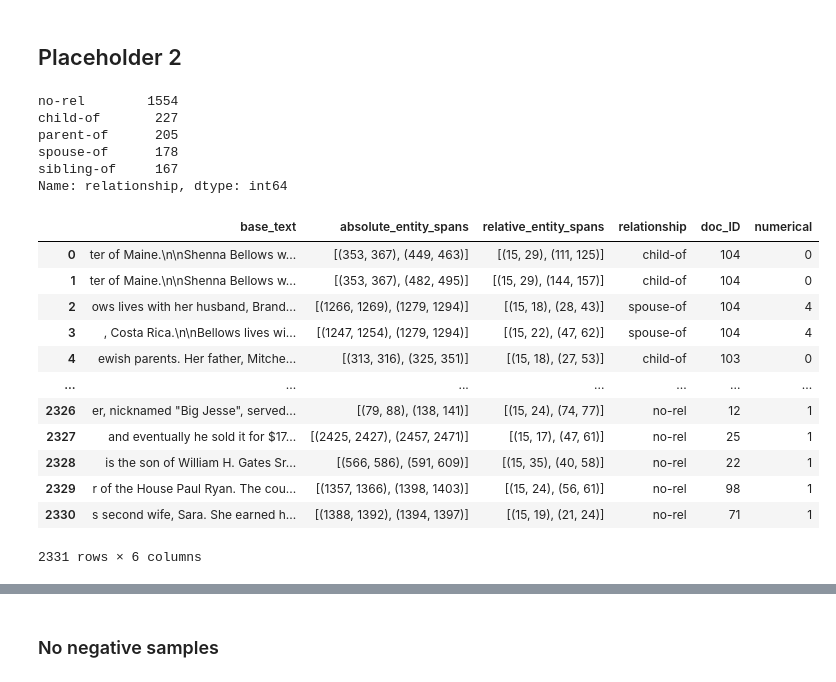
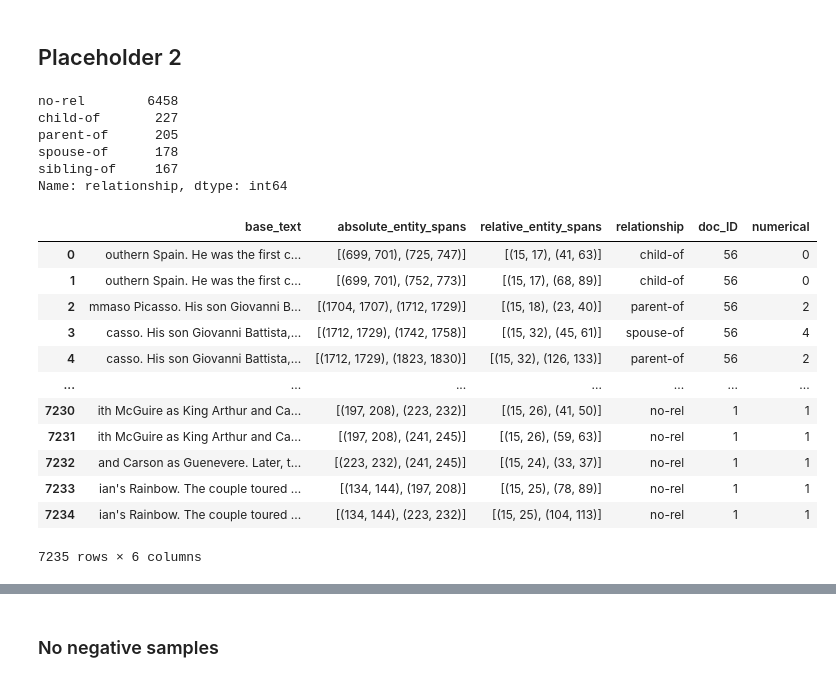
Before and after one commit to ANGELLOPARR/luke-genealogical-thesis, a Jupyter notebook: Pipeline.ipynb, the cells around one changed output, grey strips where cells are left out. Cells and saved outputs as stored; diff of their text form; code cells hidden in the pictures.

```diff
--- a/Pipeline.ipynb
+++ b/Pipeline.ipynb
@@ -1163,0 +1333,4 @@ print([e.ent_type for e in ls_drs[0].entities])
+# %%
+from_model = pd.read_pickle('done_strong.pkl')
+for d in strong_docs:
+    d.set_relations(from_model[from_model['doc_ID'] == d.doc_ID])
@@ -1163,0 +1438,8 @@ print([e.ent_type for e in ls_drs[0].entities])
+# %%
+from allennlp.predictors.predictor import Predictor
+import allennlp_models.tagging
+
+predictor = Predictor.from_path("https://storage.googleapis.com/allennlp-public-models/coref-spanbert-large-2021.03.10.tar.gz")
+# predictor.predict(
+#     document="Paul Allen was born on January 21, 1953, in Seattle, Washington, to Kenneth Sam Allen and Edna Faye Allen. Allen attended Lakeside School, a private school in Seattle, where he befriended Bill Gates, two years younger, with whom he shared an enthusiasm for computers."
+# )
@@ -1163,0 +1520,12 @@ print([e.ent_type for e in ls_drs[0].entities])
+# %%
+def get_span(span, spacy_doc):
+    return spacy_doc[span[0]:span[1] + 1]
+
+def get_clusters(prediction, spacy_doc):
+    clusters = prediction['clusters']
+    new_clusters = {}
+    for cluster in clusters:
+        main = get_span(cluster[0], spacy_doc)
+        mentions = [get_span(span, spacy_doc) for span in cluster[1:]]
+        new_clusters[main] = mentions
+    return new_clusters
@@ -1163,0 +1782,5 @@ print([e.ent_type for e in ls_drs[0].entities])
+# %%
+prediction = predictor.predict(document=text)
+coref_dict = get_clusters(prediction, nlp(text))
+display(coref_dict)
+populate_corefs(coref_dict, nlp(text))
@@ -1249,45 +1907,47 @@ his
 # %%
 # ls_dr = DocRelations('exported.json')
 with open('exported.json', 'r') as f:
     data = json.load(f)
 
-ls_drs = [DocRelations(d, from_labeled=True) for d in data]
+EDGE_CHARS = 15
+# this span length doesn't matter because the data is labeled and stays as is
+ls_drs = [DocRelations(d, from_labeled=True, max_span_len=165, edge_chars=EDGE_CHARS) for d in data]
 output = [DataLoader.get_pandas_data(dr, [], with_negatives=True) for dr in ls_drs]
 df = pd.concat(output)
 
 all_other = df[df['relationship'] != 'no-rel']
 no_rel = df[df['relationship'] == 'no-rel']
 # # max_label = bidirectional.groupby('relationship').count()['text'].max()
 # # display(max_label)
-no_rel = no_rel.sample(len(all_other) * 2)
+# no_rel = no_rel.sample(len(all_other) * 2)
 # # no_rel = no_rel.sample(max_label)
 final = pd.concat([all_other, no_rel]).reset_index().drop(['index'], axis=1)
 # # display(bino_df)
 display(final['relationship'].value_counts())
 
 le = LabelEncoder()
 final['numerical'] = le.fit_transform(final['relationship'])
 display(final)
 
-final.to_pickle('model_dataset.pkl')
-final.to_json('model_dataset.json')
+final.to_pickle(f'./model_datasets/model_dataset_edge_chars_{EDGE_CHARS}_full.pkl')
+# final.to_json('model_dataset.json')
 # %% [output]
-no-rel        1554
+no-rel        6458
 child-of       227
 parent-of      205
 spouse-of      178
 sibling-of     167
 Name: relationship, dtype: int64
 |  | base_text | absolute_entity_spans | relative_entity_spans | relationship | doc_ID | numerical |
-| 0 | ter of Maine.\n\nShenna Bellows w... | [(353, 367), (449, 463)] | [(15, 29), (111, 125)] | child-of | 104 | 0 |
-| 1 | ter of Maine.\n\nShenna Bellows w... | [(353, 367), (482, 495)] | [(15, 29), (144, 157)] | child-of | 104 | 0 |
-| 2 | ows lives with her husband, Brand... | [(1266, 1269), (1279, 1294)] | [(15, 18), (28, 43)] | spouse-of | 104 | 4 |
-| 3 | , Costa Rica.\n\nBellows lives wi... | [(1247, 1254), (1279, 1294)] | [(15, 22), (47, 62)] | spouse-of | 104 | 4 |
-| 4 | ewish parents. Her father, Mitche... | [(313, 316), (325, 351)] | [(15, 18), (27, 53)] | child-of | 103 | 0 |
+| 0 | outhern Spain. He was the first c... | [(699, 701), (725, 747)] | [(15, 17), (41, 63)] | child-of | 56 | 0 |
+| 1 | outhern Spain. He was the first c... | [(699, 701), (752, 773)] | [(15, 17), (68, 89)] | child-of | 56 | 0 |
+| 2 | mmaso Picasso. His son Giovanni B... | [(1704, 1707), (1712, 1729)] | [(15, 18), (23, 40)] | parent-of | 56 | 2 |
+| 3 | casso. His son Giovanni Battista,... | [(1712, 1729), (1742, 1758)] | [(15, 32), (45, 61)] | spouse-of | 56 | 4 |
+| 4 | casso. His son Giovanni Battista,... | [(1712, 1729), (1823, 1830)] | [(15, 32), (126, 133)] | parent-of | 56 | 2 |
 | ... | ... | ... | ... | ... | ... | ... |
-| 2326 | er, nicknamed "Big Jesse", served... | [(79, 88), (138, 141)] | [(15, 24), (74, 77)] | no-rel | 12 | 1 |
-| 2327 | and eventually he sold it for $17... | [(2425, 2427), (2457, 2471)] | [(15, 17), (47, 61)] | no-rel | 25 | 1 |
-| 2328 | is the son of William H. Gates Sr... | [(566, 586), (591, 609)] | [(15, 35), (40, 58)] | no-rel | 22 | 1 |
-| 2329 | r of the House Paul Ryan. The cou... | [(1357, 1366), (1398, 1403)] | [(15, 24), (56, 61)] | no-rel | 98 | 1 |
-| 2330 | s second wife, Sara. She earned h... | [(1388, 1392), (1394, 1397)] | [(15, 19), (21, 24)] | no-rel | 71 | 1 |
+| 7230 | ith McGuire as King Arthur and Ca... | [(197, 208), (223, 232)] | [(15, 26), (41, 50)] | no-rel | 1 | 1 |
+| 7231 | ith McGuire as King Arthur and Ca... | [(197, 208), (241, 245)] | [(15, 26), (59, 63)] | no-rel | 1 | 1 |
+| 7232 | and Carson as Guenevere. Later, t... | [(223, 232), (241, 245)] | [(15, 24), (33, 37)] | no-rel | 1 | 1 |
+| 7233 | ian's Rainbow. The couple toured ... | [(134, 144), (197, 208)] | [(15, 25), (78, 89)] | no-rel | 1 | 1 |
+| 7234 | ian's Rainbow. The couple toured ... | [(134, 144), (223, 232)] | [(15, 25), (104, 113)] | no-rel | 1 | 1 |
-2331 rows × 6 columns
+7235 rows × 6 columns
```
Also changed, not shown: parts of 90 cells of this notebook, 12 other files.
